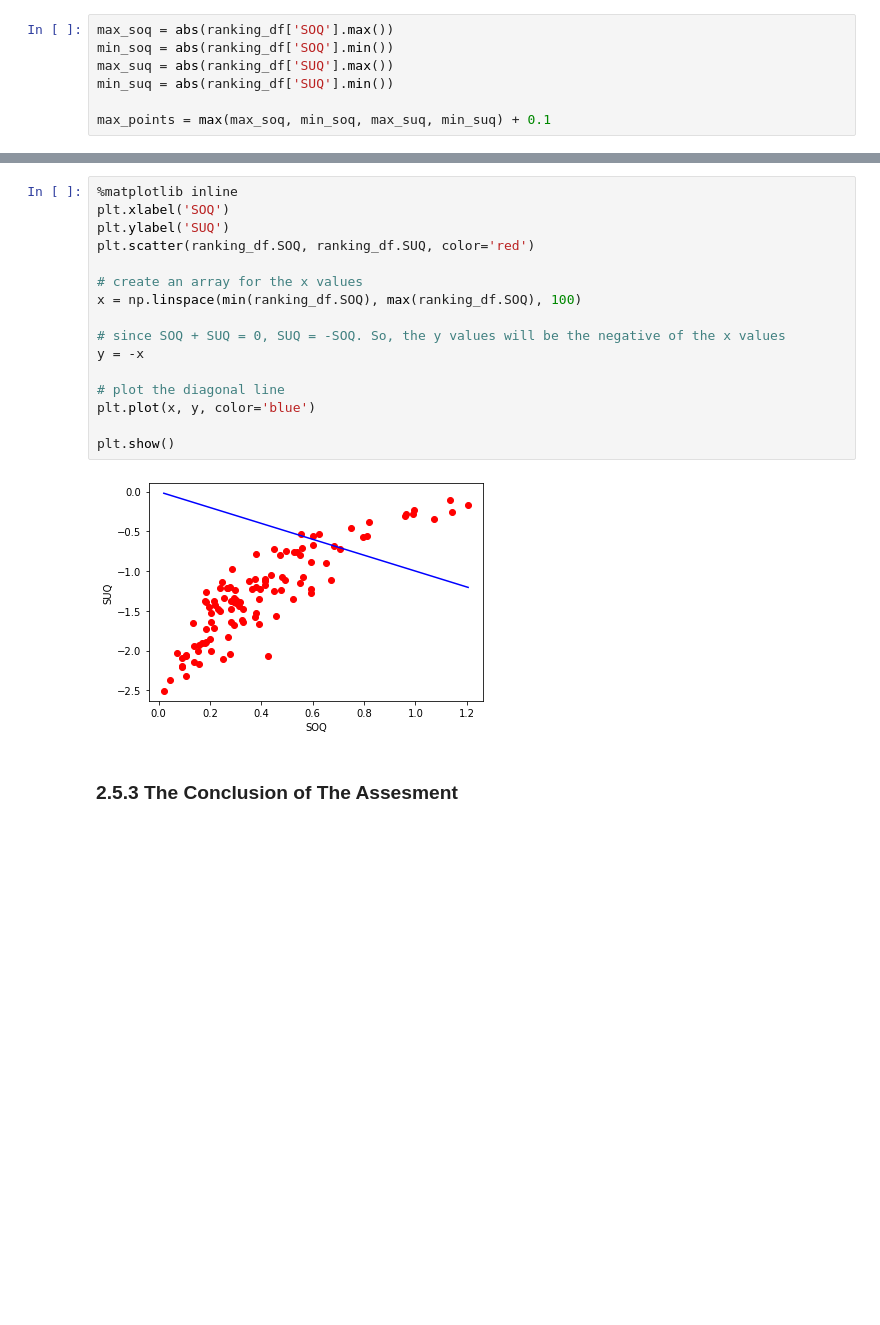
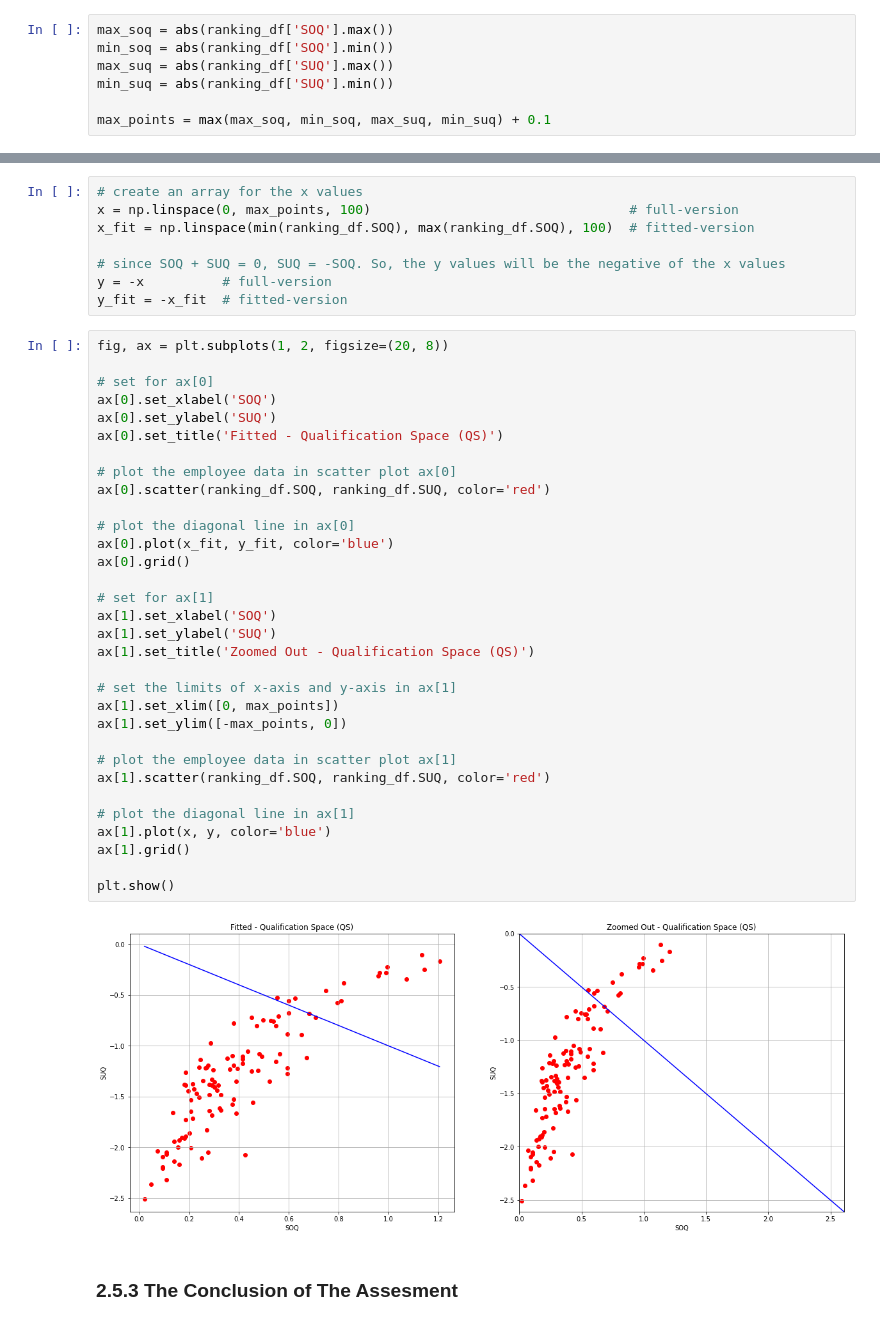
Before and after one commit to TK-Bunga-Matahari/shinchan, a Jupyter notebook: playgorund/competence_assesment/competence_assesment.ipynb, the cells around one changed output, grey strips where cells are left out. Drawn from its saved outputs; the diff is of its cells as text; blank space fills up the shorter version.

```diff
--- a/playgorund/competence_assesment/competence_assesment.ipynb
+++ b/playgorund/competence_assesment/competence_assesment.ipynb
@@ -439,21 +441,45 @@ max_points = max(max_soq, min_soq, max_suq, min_suq) + 0.1
 # %%
-%matplotlib inline
-plt.xlabel('SOQ')
-plt.ylabel('SUQ')
-plt.scatter(ranking_df.SOQ, ranking_df.SUQ, color='red')
-
 # create an array for the x values
-x = np.linspace(min(ranking_df.SOQ), max(ranking_df.SOQ), 100)
+x = np.linspace(0, max_points, 100)                                 # full-version
+x_fit = np.linspace(min(ranking_df.SOQ), max(ranking_df.SOQ), 100)  # fitted-version
 
 # since SOQ + SUQ = 0, SUQ = -SOQ. So, the y values will be the negative of the x values
-y = -x
-
-# plot the diagonal line
-plt.plot(x, y, color='blue')
-
-plt.show()
+y = -x          # full-version
+y_fit = -x_fit  # fitted-version
-# %% [output]
-[figure, removed]
+# %%
+fig, ax = plt.subplots(1, 2, figsize=(20, 8))
+
+# set for ax[0]
+ax[0].set_xlabel('SOQ')
+ax[0].set_ylabel('SUQ')
+ax[0].set_title('Fitted - Qualification Space (QS)')
+
+# plot the employee data in scatter plot ax[0]
+ax[0].scatter(ranking_df.SOQ, ranking_df.SUQ, color='red')
+
+# plot the diagonal line in ax[0]
+ax[0].plot(x_fit, y_fit, color='blue')
+ax[0].grid()
+
+# set for ax[1]
+ax[1].set_xlabel('SOQ')
+ax[1].set_ylabel('SUQ')
+ax[1].set_title('Zoomed Out - Qualification Space (QS)')
+
+# set the limits of x-axis and y-axis in ax[1]
+ax[1].set_xlim([0, max_points])
+ax[1].set_ylim([-max_points, 0])
+
+# plot the employee data in scatter plot ax[1]
+ax[1].scatter(ranking_df.SOQ, ranking_df.SUQ, color='red')
+
+# plot the diagonal line in ax[1]
+ax[1].plot(x, y, color='blue')
+ax[1].grid()
+
+plt.show()
+# %% [output]
+[figure, added]
 # %% [markdown]
 ### 2.5.3 The Conclusion of The Assesment
 # %%
```
Also changed, not shown: parts of 5 cells of this notebook.
